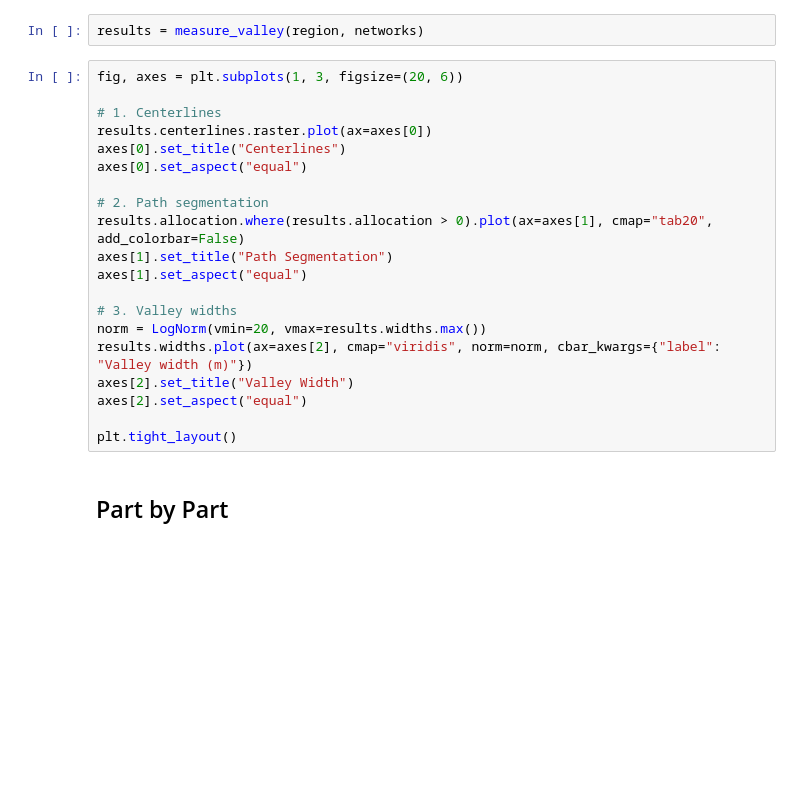
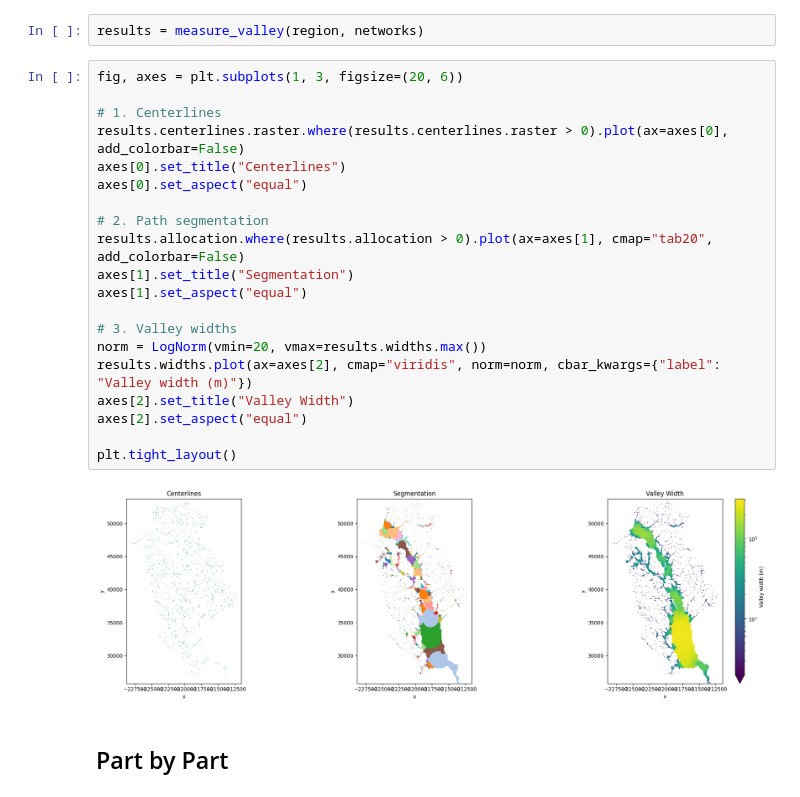
Before and after one commit to avkoehl/valley-axis, a Jupyter notebook: examples/valley_axis_demo.ipynb, the cells around one changed output. Drawn from its saved outputs; the diff is of its cells as text; blank space fills up the shorter version.

```diff
--- a/examples/valley_axis_demo.ipynb
+++ b/examples/valley_axis_demo.ipynb
@@ -61,23 +61,25 @@ results = measure_valley(region, networks)
 # %%
 fig, axes = plt.subplots(1, 3, figsize=(20, 6))
 
 # 1. Centerlines
-results.centerlines.raster.plot(ax=axes[0])
+results.centerlines.raster.where(results.centerlines.raster > 0).plot(ax=axes[0], add_colorbar=False)
 axes[0].set_title("Centerlines")
 axes[0].set_aspect("equal")
 
 # 2. Path segmentation
 results.allocation.where(results.allocation > 0).plot(ax=axes[1], cmap="tab20", add_colorbar=False)
-axes[1].set_title("Path Segmentation")
+axes[1].set_title("Segmentation")
 axes[1].set_aspect("equal")
 
 # 3. Valley widths
 norm = LogNorm(vmin=20, vmax=results.widths.max())
 results.widths.plot(ax=axes[2], cmap="viridis", norm=norm, cbar_kwargs={"label": "Valley width (m)"})
 axes[2].set_title("Valley Width")
 axes[2].set_aspect("equal")
 
 plt.tight_layout()
+# %% [output]
+[figure, added]
 # %% [markdown]
 ## Part by Part
 # %% [markdown]
```
Also changed, not shown: parts of 1 cell of this notebook.
